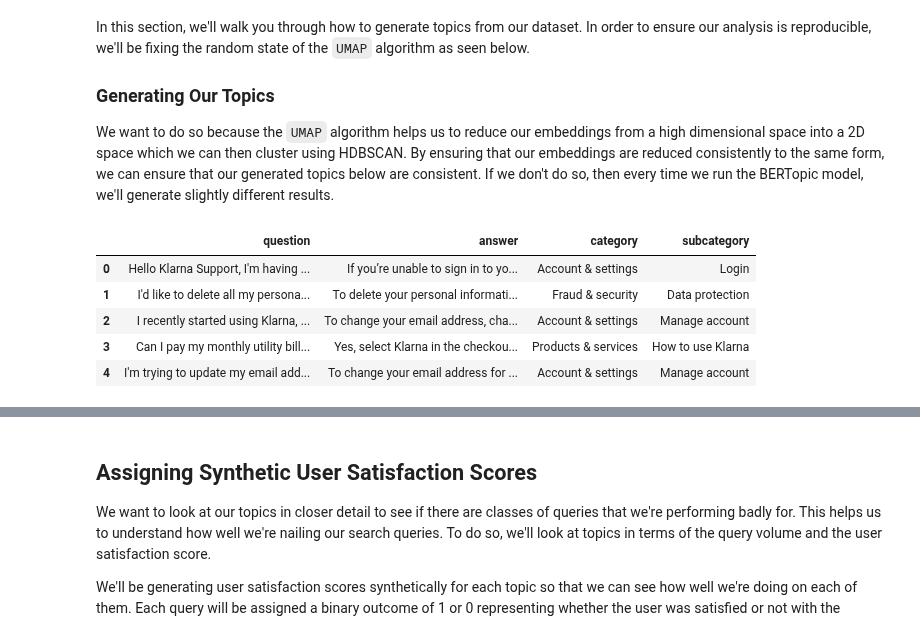
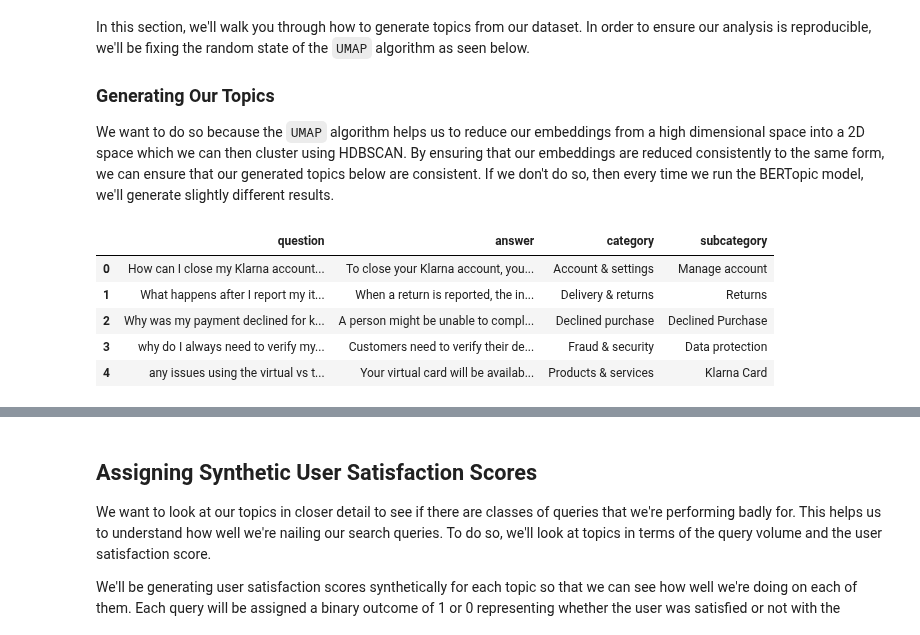
Before and after one commit to sanyaade-teachings/systematically-improving-rag, a Jupyter notebook: cohort_2/week4/2. Topic Modelling.ipynb, the cells around one changed output, grey strips where cells are left out. Cells and saved outputs as stored; diff of their text form; code cells hidden in the pictures.

```diff
--- a/cohort_2/week4/2. Topic Modelling.ipynb
+++ b/cohort_2/week4/2. Topic Modelling.ipynb
@@ -56,20 +56,19 @@ We want to do so because the `UMAP` algorithm helps us to reduce our embeddings
 # %%
 import json
 import pandas as pd
-from umap import UMAP
-from bertopic import BERTopic
 
 with open("./data/cleaned.jsonl", "r") as f:
     questions = [json.loads(line) for line in f]
     docs = [item["question"] for item in questions]
 
 df = pd.DataFrame(questions)
-df.drop(columns=["citation"], inplace=True)
+df.drop(columns=["citations"], inplace=True)
+df.drop(columns=["sources"], inplace=True)
 df.head()
 # %% [output]
 |  | question | answer | category | subcategory |
-| 0 | Hello Klarna Support, I'm having ... | If you’re unable to sign in to yo... | Account & settings | Login |
-| 1 | I'd like to delete all my persona... | To delete your personal informati... | Fraud & security | Data protection |
-| 2 | I recently started using Klarna, ... | To change your email address, cha... | Account & settings | Manage account |
-| 3 | Can I pay my monthly utility bill... | Yes, select Klarna in the checkou... | Products & services | How to use Klarna |
-| 4 | I'm trying to update my email add... | To change your email address for ... | Account & settings | Manage account |
+| 0 | How can I close my Klarna account... | To close your Klarna account, you... | Account & settings | Manage account |
+| 1 | What happens after I report my it... | When a return is reported, the in... | Delivery & returns | Returns |
+| 2 | Why was my payment declined for k... | A person might be unable to compl... | Declined purchase | Declined Purchase |
+| 3 | why do I always need to verify my... | Customers need to verify their de... | Fraud & security | Data protection |
+| 4 | any issues using the virtual vs t... | Your virtual card will be availab... | Products & services | Klarna Card |
```
Also changed, not shown: parts of 22 cells of this notebook, 4 other files.
